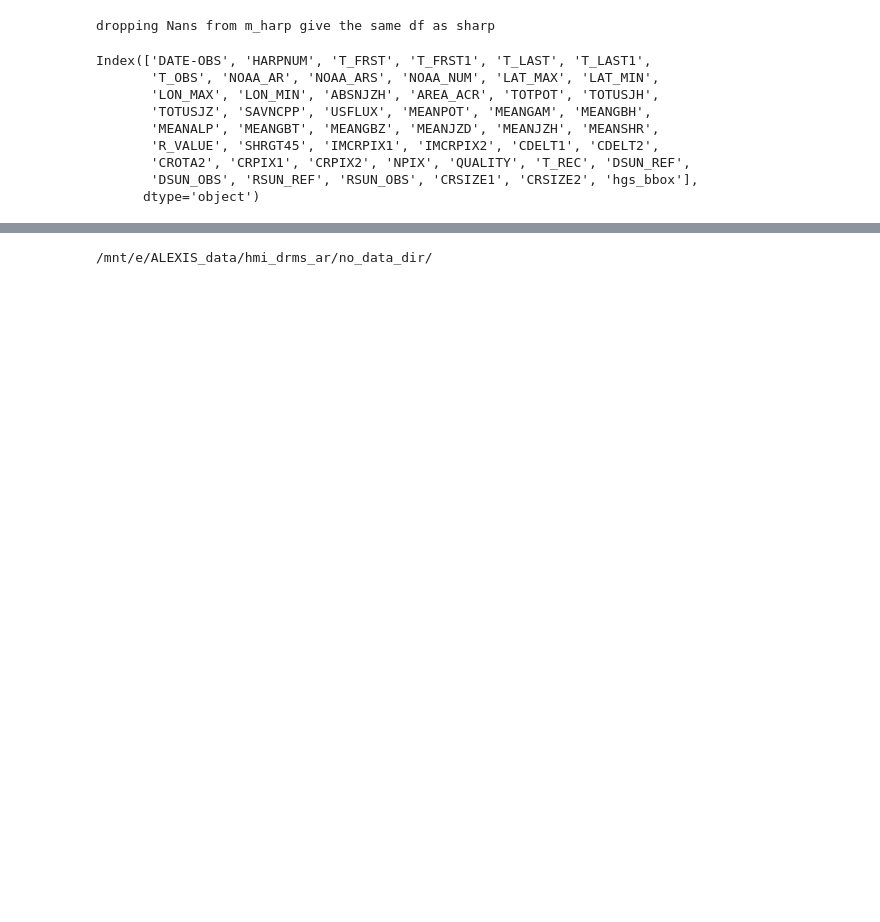
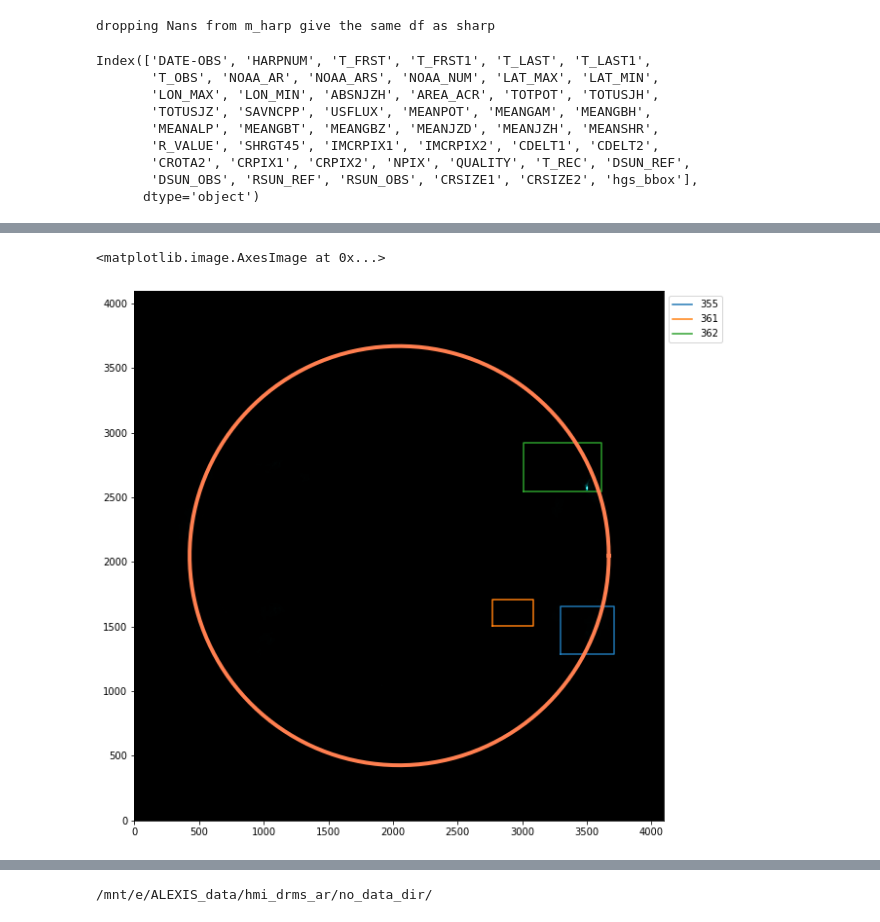
Before and after one commit to jpadial15/ALEXIS_pipeline, a Jupyter notebook: jupyter_notebooks/create_DRMS_HARP_db.ipynb, the cells around one changed output, grey strips where cells are left out. Drawn from its saved outputs; the diff is of its cells as text; code cells hidden in the pictures; blank space fills up the shorter version.

```diff
--- a/jupyter_notebooks/create_DRMS_HARP_db.ipynb
+++ b/jupyter_notebooks/create_DRMS_HARP_db.ipynb
@@ -416,0 +432,7 @@ joined_time_stamp['pixel_bbox_hmi'] = [create_hmi_pix_bbox(row) for _,row in joi
+# %%
+img_data = pickle.load(open(f'{dataconfig.DATA_DIR_FLARE_CANDIDATES}/flarecandidate_C4.0_at_2011-02-08T21_11_00_08.working/initialize_with_these_files_df.pickle', 'rb'))
+
+
+#at_2011-02-08T21_11_00_08.working
+target_time = pd.Timestamp('2011-02-08T21:11:00', tz = 'utc')
+start, end = target_time - pd.Timedelta('1min'), target_time + pd.Timedelta('1min')
@@ -416,0 +546,47 @@ joined_time_stamp['pixel_bbox_hmi'] = [create_hmi_pix_bbox(row) for _,row in joi
+# %%
+import numpy as np
+import matplotlib.pyplot as plt
+
+fig = plt.figure(figsize = (10,10))
+ax = fig.add_subplot(111)
+
+ax.set_ylim(0,4096)
+ax.set_xlim(0,4096)
+
+for harp_num, group in joined_time_stamp.groupby(['HARPNUM']):
+
+
+    for _, row in group[:1].iterrows():
+
+        # print(row['T_REC'])
+
+        array_bbox = np.array(row.pixel_bbox_hmi)
+
+        ax.plot(array_bbox[:,0], array_bbox[:,1], label = harp_num)
+
+ax.legend(loc='upper left', bbox_to_anchor=(1, 1))
+
+cmap_dict = {94: 'sdoaia94', 131: 'sdoaia131', 171: 'sdoaia171', 193:'sdoaia193', 211: 'sdoaia211', 335:'sdoaia335', 304: 'sdoaia304', 'TM': 'sohoeit304', 'PTHK': 'sohoeit195', 'PTHNA': 'sohoeit284'}
+cluster_color_dict = {0: 'blue', 1: 'orange', 2: 'green', 3: 'purple'}
+id_team_dict = {'SolarSoft': 'yellow', 'SWPC': 'red'}
+def make_circle_xy(radius, center):
+    theta = np.linspace( 0 , 2 * np.pi , 150 )
+
+    radius = radius
+
+    r_1,r_2 = center[0], center[1]
+
+    a = r_1 + radius * np.cos( theta )
+    b = r_2 + radius * np.sin( theta )
+
+    return(a,b)
+
+circle = make_circle_xy(r_sun, (raw_header['CRPIX1'],raw_header['CRPIX1']))
+
+ax.plot(circle[0],circle[1], linewidth = 4, color = 'coral')
+ax.imshow(raw_data, origin = 'lower',  cmap = cmap_dict[this_dict['wavelength']])
+# ax.scatter(x1,y1)
+# ax.scatter(x2,y2)
+# %% [output]
+<matplotlib.image.AxesImage at 0x...>
+[figure, added]
```
Also changed, not shown: parts of 24 cells of this notebook.
